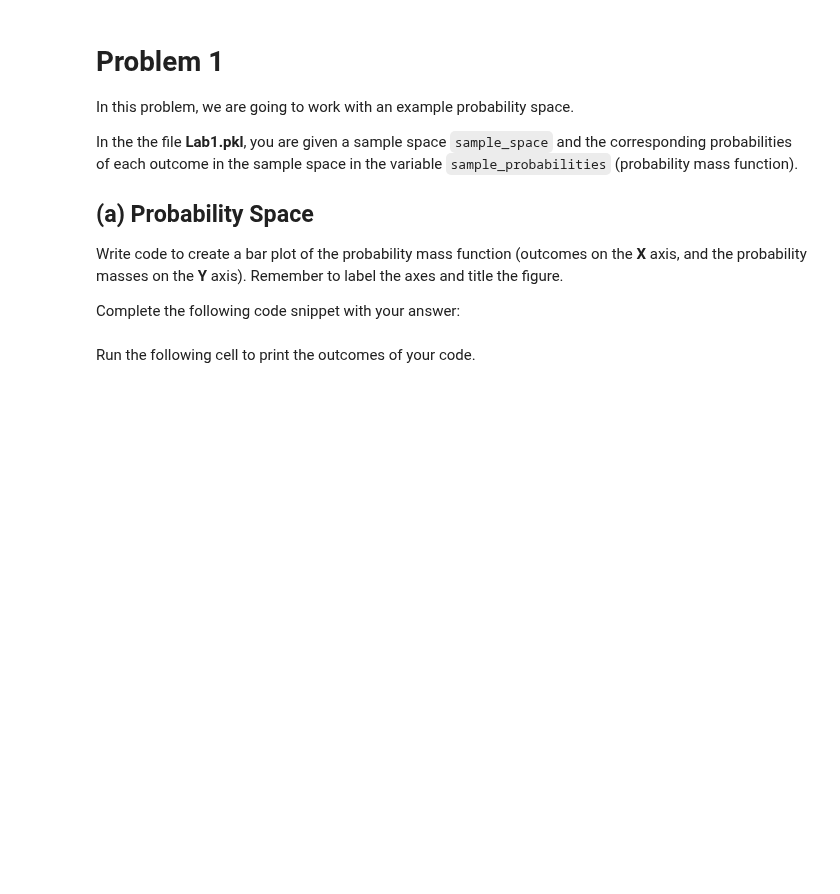
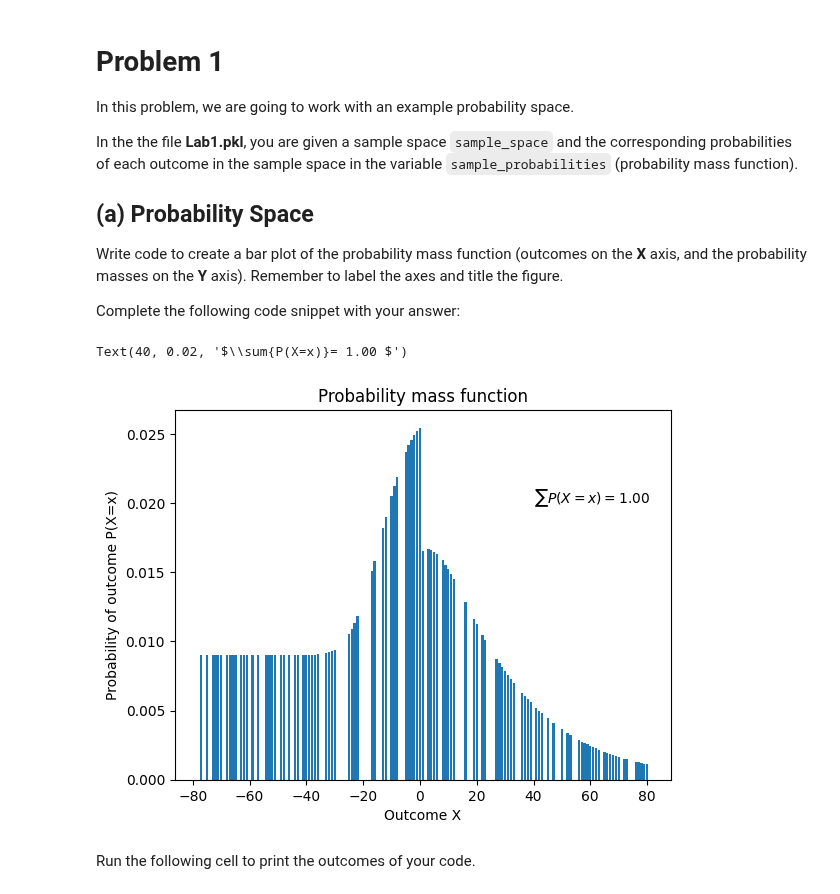
Before and after one commit to KJWesthoff/233LabTaskForce, a Jupyter notebook: lab1/Lab1.ipynb, the cells around one changed output. Drawn from its saved outputs; the diff is of its cells as text; code cells hidden in the pictures; blank space fills up the shorter version.

```diff
--- a/lab1/Lab1.ipynb
+++ b/lab1/Lab1.ipynb
@@ -43,6 +43,19 @@ Complete the following code snippet with your answer:
 # %%
 p1a_figure = pyplot.figure();
 # Your solution goes here
+#print(sample_probabilities)
+#print(numpy.sum(sample_probabilities))
+#print(sample_space)
+
+ax = p1a_figure.add_subplot()
+ax.bar(sample_space,sample_probabilities)
+ax.set_xlabel('Outcome X')
+ax.set_ylabel('Probability of outcome P(X=x)')
+ax.set_title('Probability mass function')
+ax.text(40,0.02,"$\sum{P(X=x)}= %.2f $" %numpy.sum(sample_probabilities))
+# %% [output]
+Text(40, 0.02, '$\\sum{P(X=x)}= 1.00 $')
+[figure, added]
 # %% [markdown]
 Run the following cell to print the outcomes of your code.
 # %%
```
Also changed, not shown: 1 other file.
